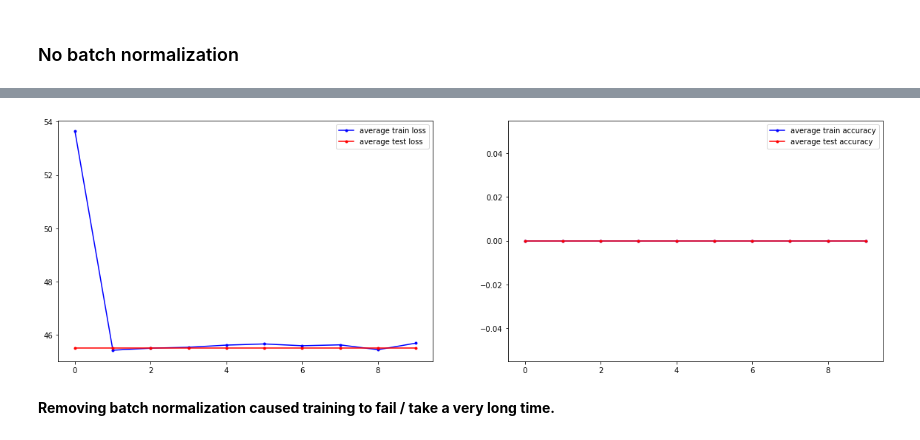
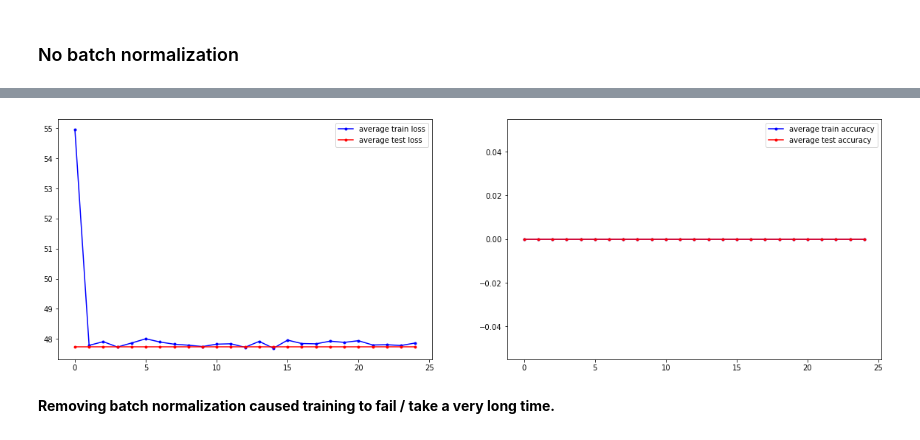
Before and after one commit to havaker/shapes-cnn, a Jupyter notebook: notebooks/Counting.ipynb, the cells around one changed output, grey strips where cells are left out. Saved outputs shown, nothing was run; the diff lists cells and outputs as text; code cells hidden in the pictures.

```diff
--- a/notebooks/Counting.ipynb
+++ b/notebooks/Counting.ipynb
@@ -116,6 +116,8 @@ Test accuracy = 0.103
 # %% [markdown]
 ### No batch normalization
 # %%
+device = torch.device("cuda:0" if torch.cuda.is_available() else "cpu")
+
 net_without_batch_norm = CountingNet().to(device)
 net_without_batch_norm.cnn = filter_layer(net_without_batch_norm.cnn, torch.nn.BatchNorm2d)
 net_without_batch_norm.linear = filter_layer(net_without_batch_norm.linear, torch.nn.BatchNorm1d)
@@ -146,7 +148,7 @@ problem = Counting(
     device=device
 )
 
-problem.trainer.train(10, early_stop=10, verbose=False)
+problem.trainer.train(420, early_stop=10, verbose=False)
 
 print("Train loss =", problem.trainer.avg_train_losses[-1])
 print("Test loss =", problem.trainer.avg_test_losses[-1])
@@ -160,6 +162,6 @@ Test loss = 45.504
 Train accuracy = 0.0
 Test accuracy = 0.0
-[figure, old version]
+[figure, new version]
 # %% [markdown]
 **Removing batch normalization caused training to fail / take a very long time.**
 # %% [markdown]
```
Also changed, not shown: parts of 1 cell of this notebook, 4 other files.
